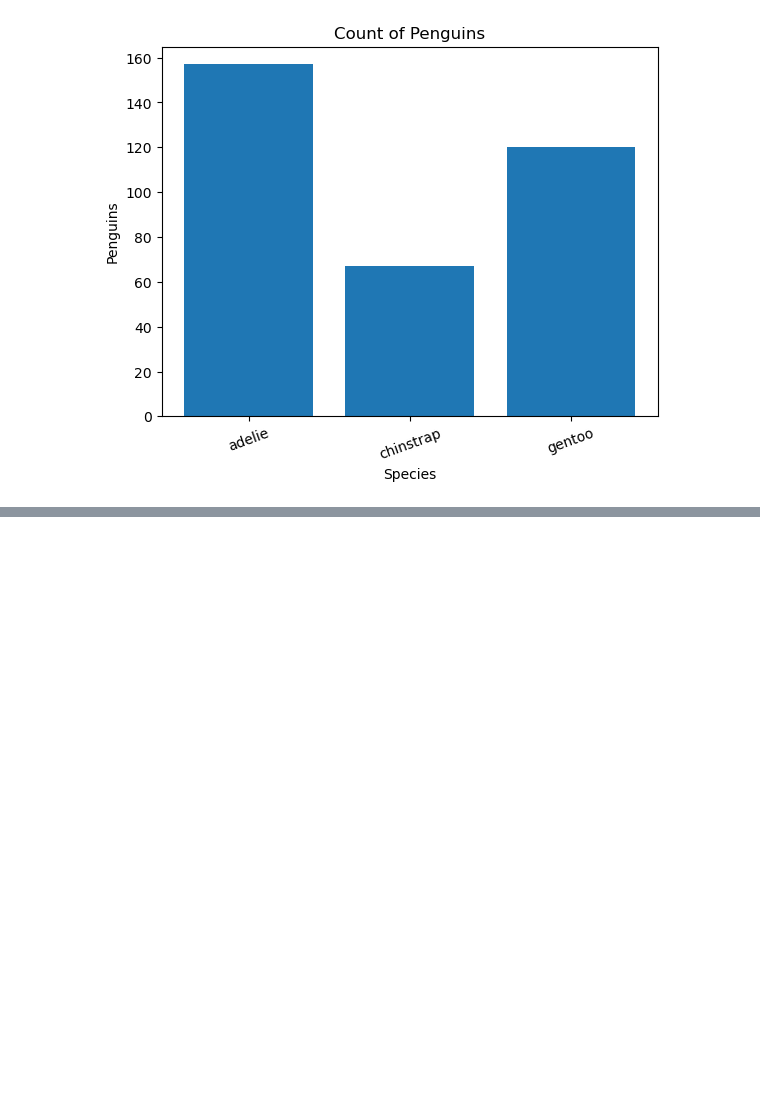
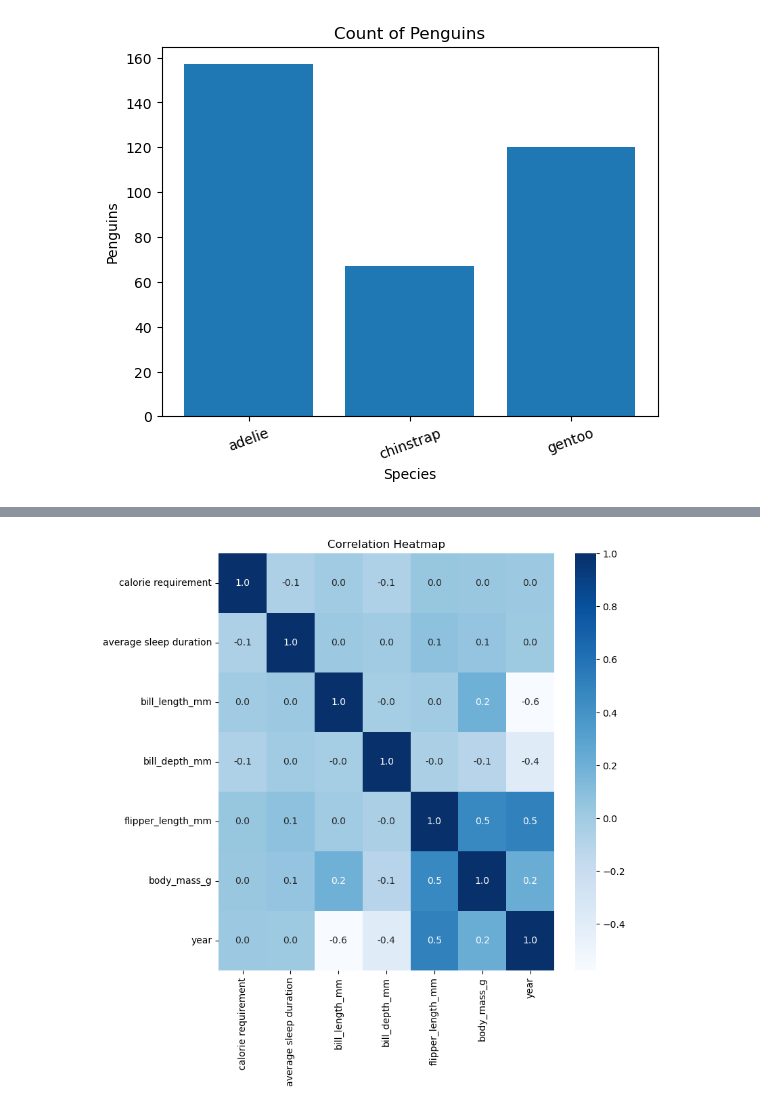
Before and after one commit to Sathwik-50606711/sgolla2_smunukot_assignment1, a Jupyter notebook: sgolla2_smunkot_assignment1_part_1.ipynb, the cells around one changed output, grey strips where cells are left out. Drawn from its saved outputs; the diff is of its cells as text; code cells hidden in the pictures; blank space fills up the shorter version.

```diff
--- a/sgolla2_smunkot_assignment1_part_1.ipynb
+++ b/sgolla2_smunkot_assignment1_part_1.ipynb
@@ -130,0 +146,10 @@ plt.show()
+# %%
+# Task 6: Data Visualization
+numeric_df = df.select_dtypes(include=['float', 'int'])
+correlation_matrix = numeric_df.corr()
+plt.figure(figsize=(8, 8))
+sns.heatmap(correlation_matrix, annot=True, cmap='Blues', fmt=".1f")
+plt.title('Correlation Heatmap')
+plt.show()
+# %% [output]
+[figure, added]
```
Also changed, not shown: parts of 8 cells of this notebook, 3 other files.
